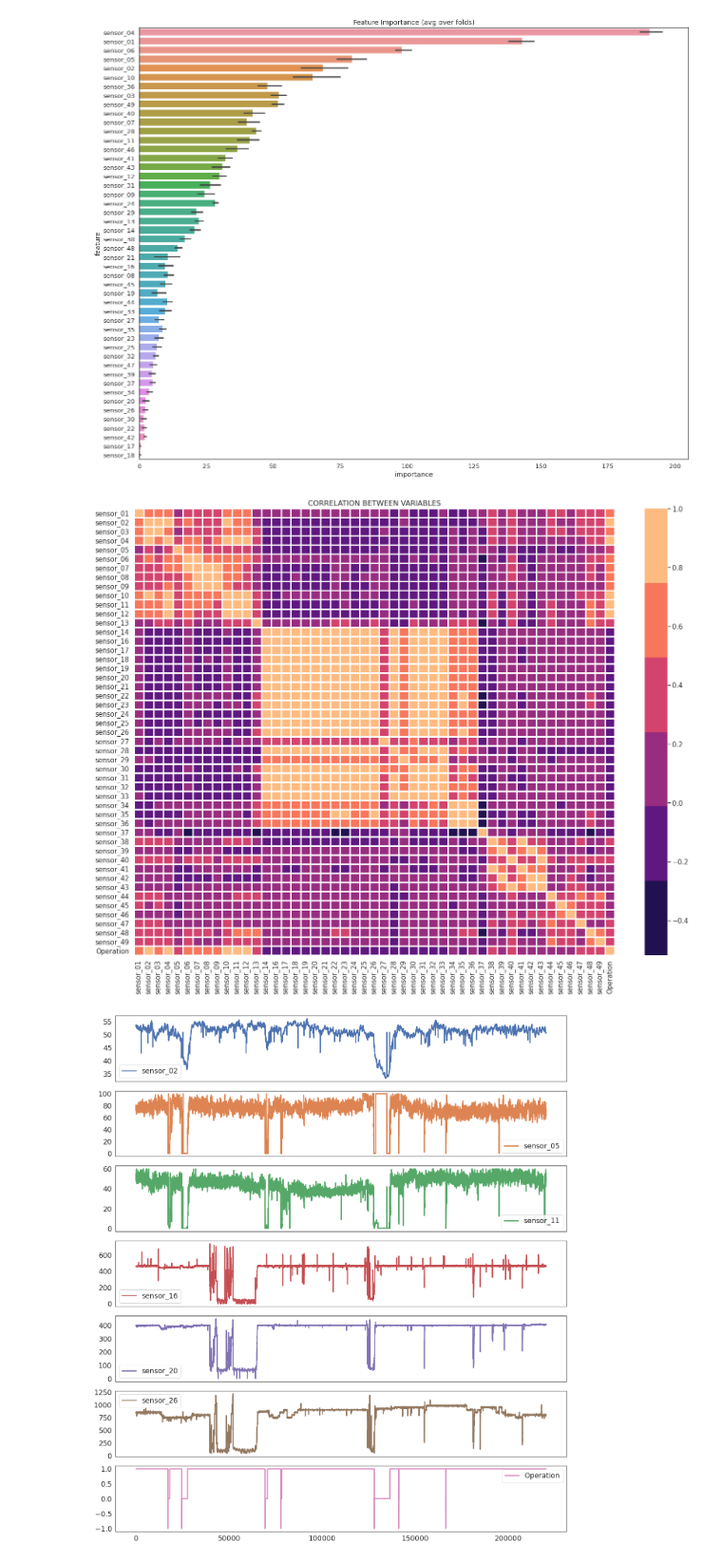
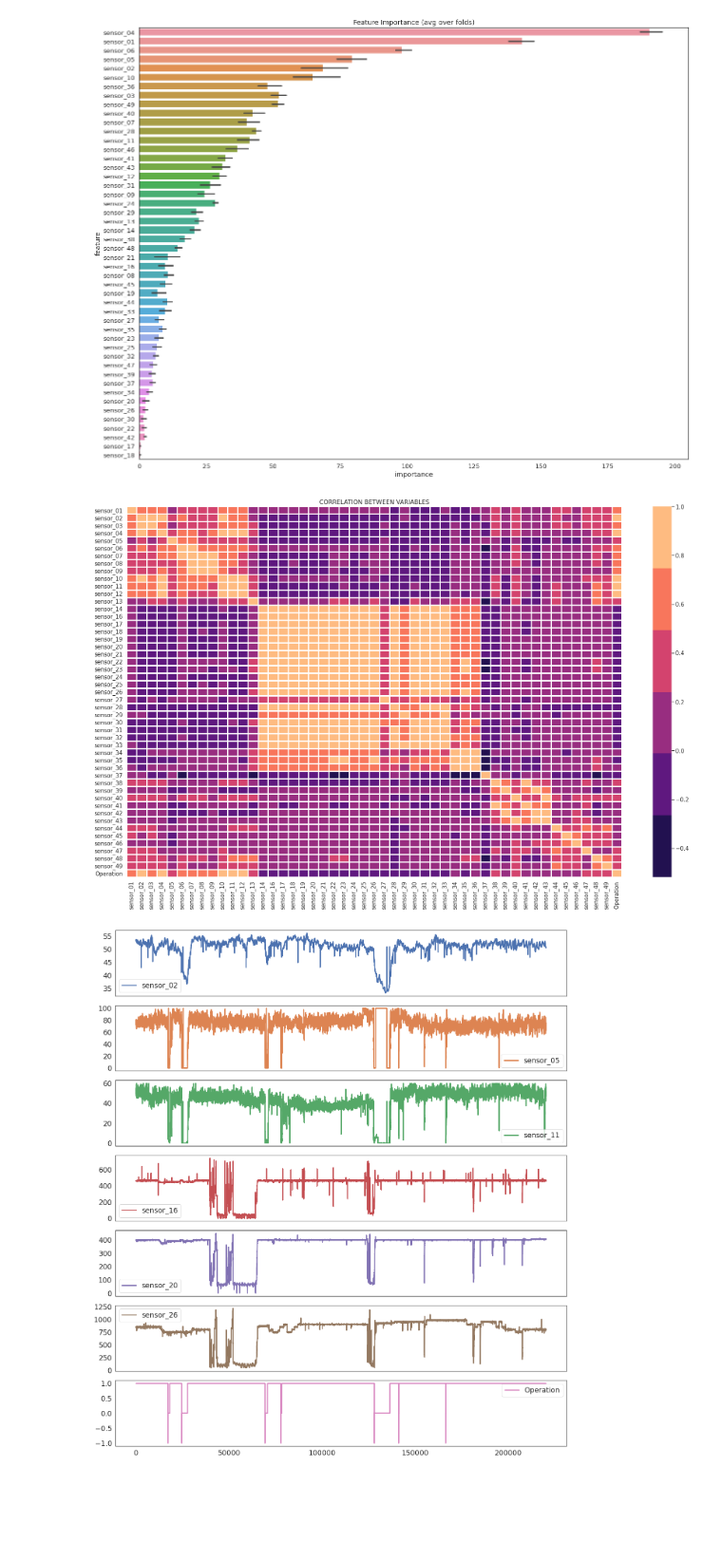
Before and after one commit to fatemehsrz/ToolKit_for_DataScience, a Jupyter notebook: Time_Series.ipynb, the cells around one changed output. Shown: that part at 95% size. Drawn from its saved outputs; the diff is of its cells as text; code cells hidden in the pictures; blank space fills up the shorter version.

```diff
--- a/Time_Series.ipynb
+++ b/Time_Series.ipynb
@@ -278,25 +278,25 @@ CV mean score: nan, std: nan.
 # %%
 import seaborn as sns
 import matplotlib.pyplot as plt
 
 sns.set(font_scale=1.2)
 sns.set_style("white")
 
-fig3 = plt.figure(figsize=(18, 14) , dpi=80)
+fig3 = plt.figure(figsize=(22, 14) , dpi=80)
 
 correlation = df.corr()
 
 corr1=sns.heatmap(correlation,  cmap=sns.color_palette("magma"),
                   linewidth=1, edgecolor="k")
 
 plt.title("CORRELATION BETWEEN VARIABLES")
 
 plt.tight_layout()
 
 fig = corr1.get_figure()
 fig.savefig("corr1.png")
 # %% [output]
-[figure, old version]
+[figure, new version]
 # %%
 df0 = pd.DataFrame(df, columns = ['Operation',  'sensor_02', 'sensor_05',
                                               'sensor_11', 'sensor_16', 'sensor_20', 'sensor_26'])
```
Also changed, not shown: 5 other files.
